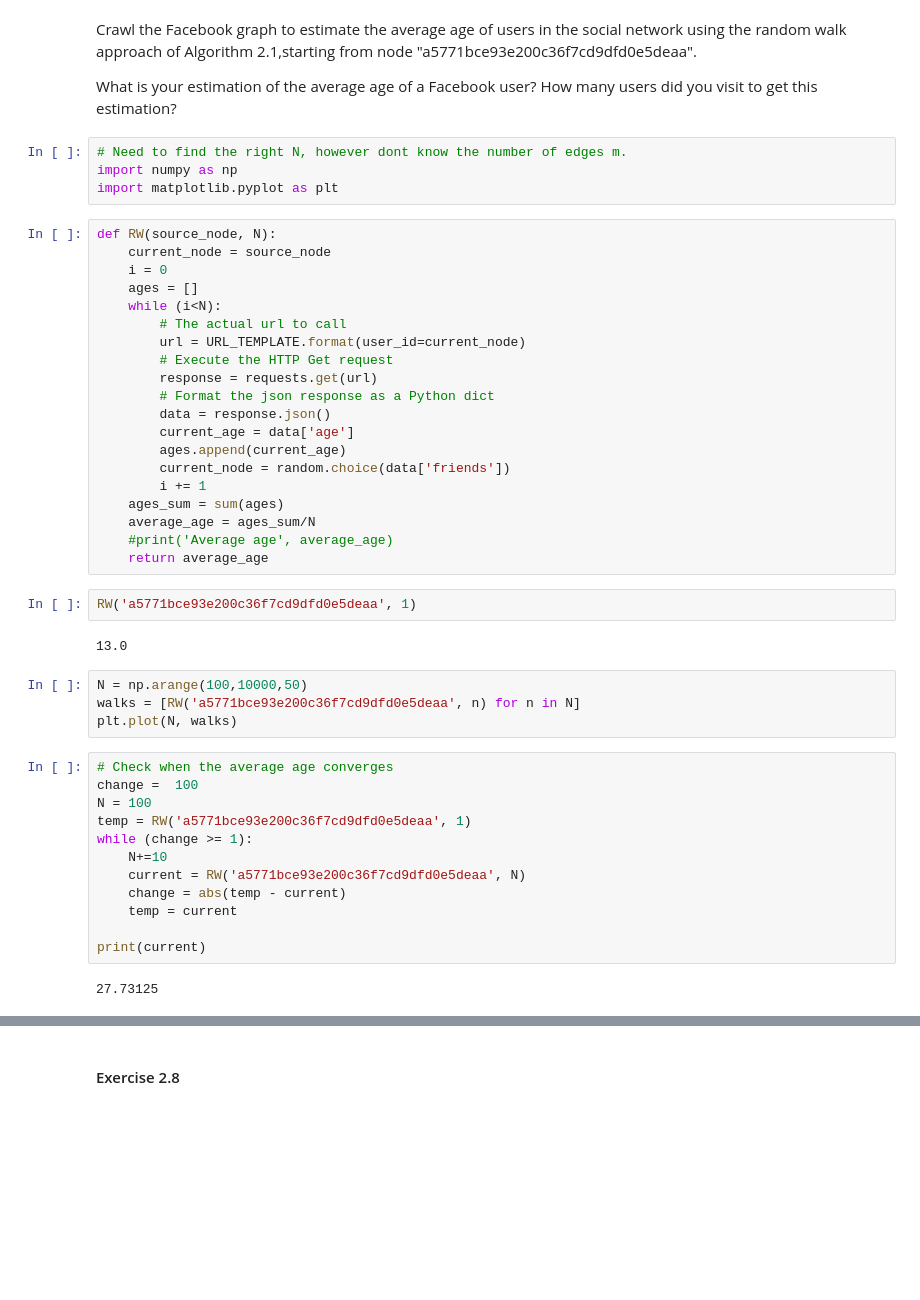
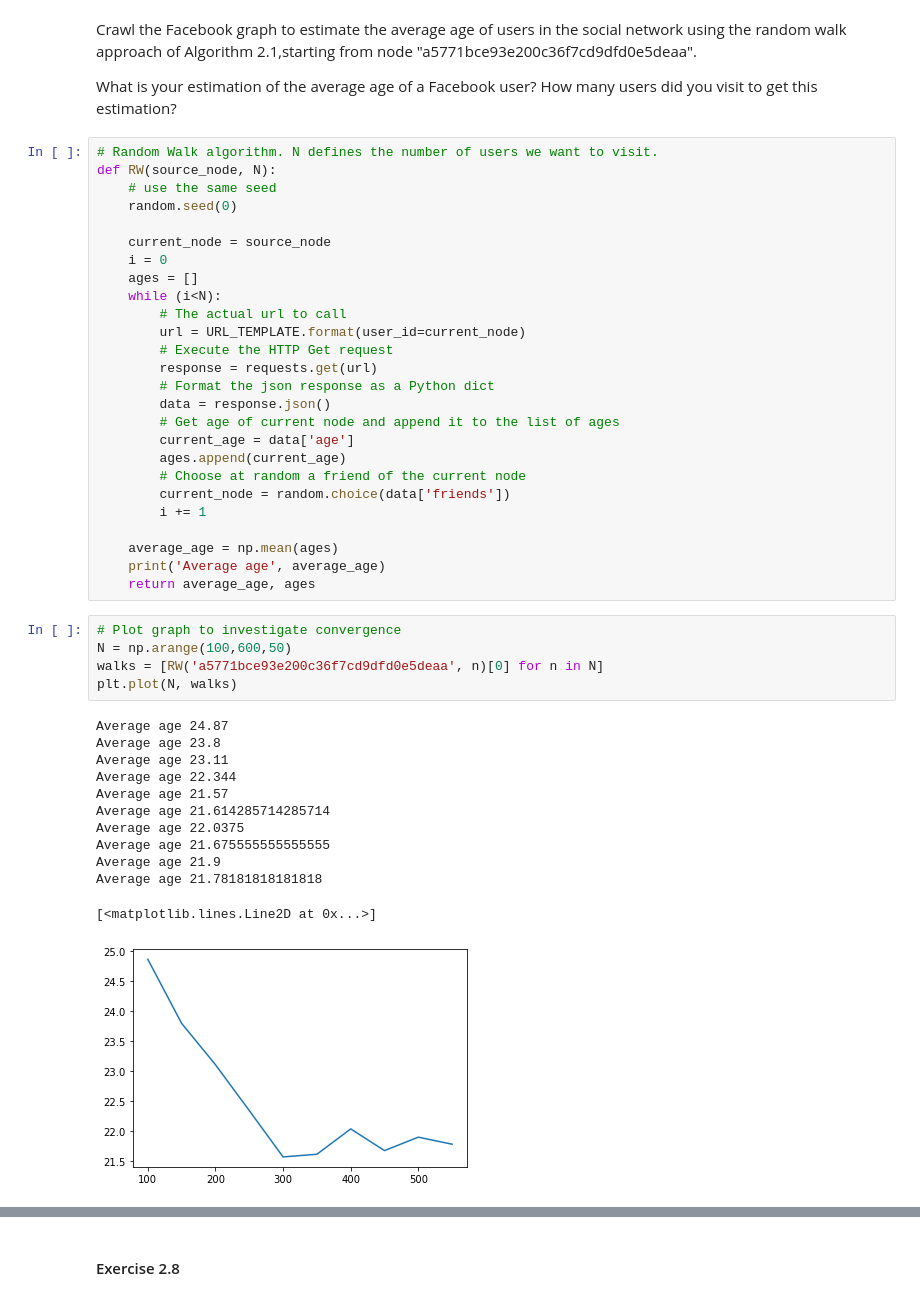
Before and after one commit to ewaMiazga/InternetAnalytics-2023, a Jupyter notebook: assignment/ix-lab2-notebook-part2.ipynb, the cells around one changed output, grey strips where cells are left out. Drawn from its saved outputs; the diff is of its cells as text; blank space fills up the shorter version.

Commit message:
Random walk code

```diff
--- a/assignment/ix-lab2-notebook-part2.ipynb
+++ b/assignment/ix-lab2-notebook-part2.ipynb
@@ -48,12 +50,12 @@ Crawl the Facebook graph to estimate the average age of users in the social netw
 
 What is your estimation of the average age of a Facebook user?
 How many users did you visit to get this estimation?
-# %%
-# Need to find the right N, however dont know the number of edges m.
-import numpy as np
-import matplotlib.pyplot as plt
 # %%
+# Random Walk algorithm. N defines the number of users we want to visit.
 def RW(source_node, N):
+    # use the same seed
+    random.seed(0)
+
     current_node = source_node
     i = 0
     ages = []
@@ -64,33 +66,31 @@ def RW(source_node, N):
         response = requests.get(url)
         # Format the json response as a Python dict
         data = response.json()
+        # Get age of current node and append it to the list of ages
         current_age = data['age']
         ages.append(current_age)
+        # Choose at random a friend of the current node
         current_node = random.choice(data['friends'])
         i += 1
-    ages_sum = sum(ages)
-    average_age = ages_sum/N
-    #print('Average age', average_age)
-    return average_age
+
+    average_age = np.mean(ages)
+    print('Average age', average_age)
+    return average_age, ages
-# %%
-RW('a5771bce93e200c36f7cd9dfd0e5deaa', 1)
-# %% [output]
-13.0
 # %%
-N = np.arange(100,10000,50)
-walks = [RW('a5771bce93e200c36f7cd9dfd0e5deaa', n) for n in N]
+# Plot graph to investigate convergence
+N = np.arange(100,600,50)
+walks = [RW('a5771bce93e200c36f7cd9dfd0e5deaa', n)[0] for n in N]
 plt.plot(N, walks)
+# %% [output]
+Average age 24.87
+Average age 23.8
+Average age 23.11
+Average age 22.344
+Average age 21.57
+Average age 21.614285714285714
+Average age 22.0375
+Average age 21.675555555555555
+Average age 21.9
+Average age 21.78181818181818
+[<matplotlib.lines.Line2D at 0x...>]
+[figure, added]
-# %%
-# Check when the average age converges
-change =  100
-N = 100
-temp = RW('a5771bce93e200c36f7cd9dfd0e5deaa', 1)
-while (change >= 1):
-    N+=10
-    current = RW('a5771bce93e200c36f7cd9dfd0e5deaa', N)
-    change = abs(temp - current)
-    temp = current
-
-print(current)
-# %% [output]
-27.73125
```
Also changed, not shown: parts of 15 cells of this notebook.
